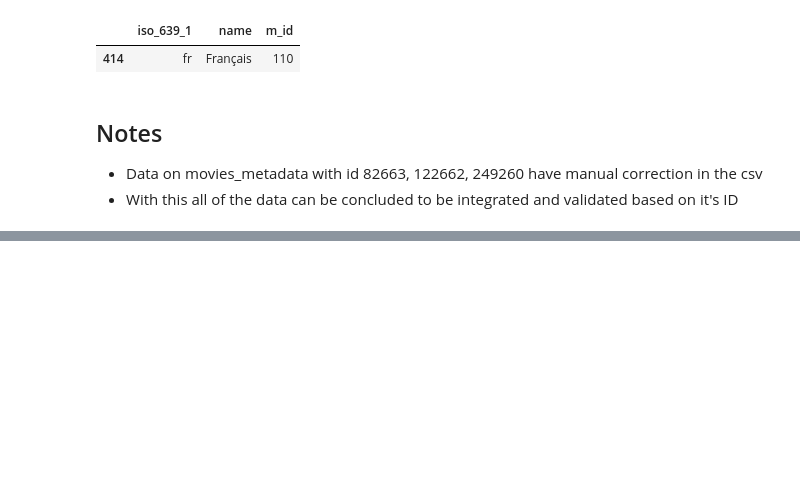
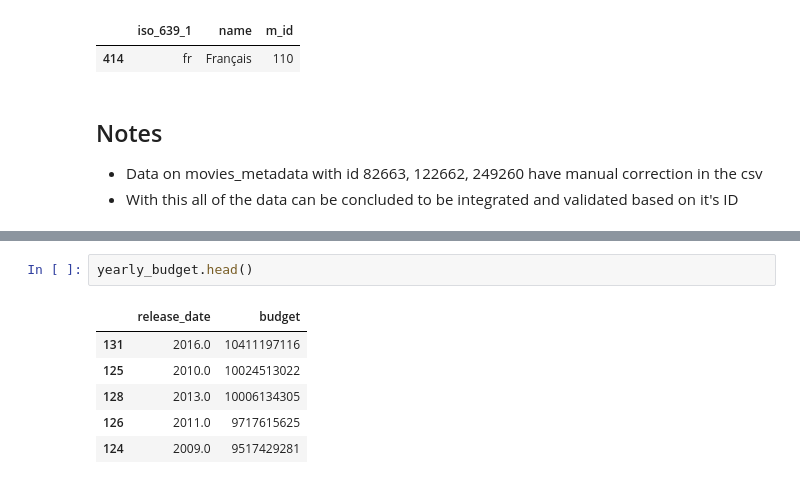
Before and after one commit to iqbalzain99/Movies-Dataflow-and-Analysis-DE-Portfolio, a Jupyter notebook: movies_data_processing.ipynb, the cells around one changed output, grey strips where cells are left out. Saved outputs shown, nothing was run; the diff lists cells and outputs as text; blank space fills up the shorter version.

```diff
--- a/movies_data_processing.ipynb
+++ b/movies_data_processing.ipynb
@@ -763,0 +814,9 @@ spoken_languages[spoken_languages['m_id'] == 110]
+# %%
+yearly_budget.head()
+# %% [output]
+|  | release_date | budget |
+| 131 | 2016.0 | 10411197116 |
+| 125 | 2010.0 | 10024513022 |
+| 128 | 2013.0 | 10006134305 |
+| 126 | 2011.0 | 9717615625 |
+| 124 | 2009.0 | 9517429281 |
```
Also changed, not shown: parts of 21 cells of this notebook.
